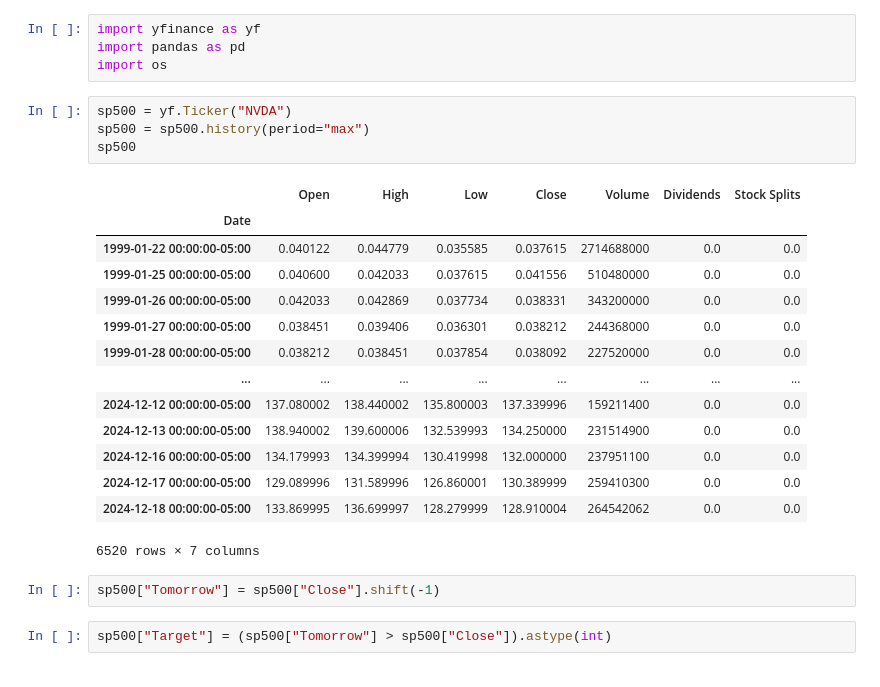
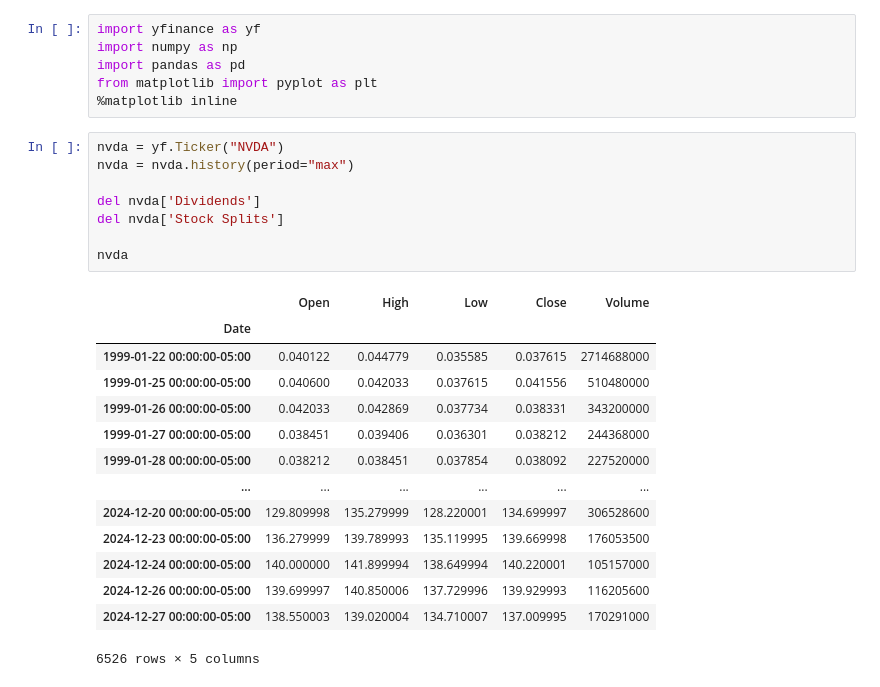
Before and after one commit to abelsaj2005/NVDA-Stock-Price-Prediction-with-Stacked-LSTM-Networks, a Jupyter notebook: new-lstm.ipynb, the cells around one changed output. Drawn from its saved outputs; the diff is of its cells as text.

```diff
--- a/test.ipynb
+++ b/new-lstm.ipynb
@@ -1,27 +1,29 @@
 # %%
 import yfinance as yf
+import numpy as np
 import pandas as pd
-import os
+from matplotlib import pyplot as plt
+%matplotlib inline
-# %%
-sp500 = yf.Ticker("NVDA")
-sp500 = sp500.history(period="max")
-sp500
-# %% [output]
-|  | Open | High | Low | Close | Volume | Dividends | Stock Splits |
-| Date |  |  |  |  |  |  |  |
-| 1999-01-22 00:00:00-05:00 | 0.040122 | 0.044779 | 0.035585 | 0.037615 | 2714688000 | 0.0 | 0.0 |
-| 1999-01-25 00:00:00-05:00 | 0.040600 | 0.042033 | 0.037615 | 0.041556 | 510480000 | 0.0 | 0.0 |
-| 1999-01-26 00:00:00-05:00 | 0.042033 | 0.042869 | 0.037734 | 0.038331 | 343200000 | 0.0 | 0.0 |
-| 1999-01-27 00:00:00-05:00 | 0.038451 | 0.039406 | 0.036301 | 0.038212 | 244368000 | 0.0 | 0.0 |
-| 1999-01-28 00:00:00-05:00 | 0.038212 | 0.038451 | 0.037854 | 0.038092 | 227520000 | 0.0 | 0.0 |
-| ... | ... | ... | ... | ... | ... | ... | ... |
-| 2024-12-12 00:00:00-05:00 | 137.080002 | 138.440002 | 135.800003 | 137.339996 | 159211400 | 0.0 | 0.0 |
-| 2024-12-13 00:00:00-05:00 | 138.940002 | 139.600006 | 132.539993 | 134.250000 | 231514900 | 0.0 | 0.0 |
-| 2024-12-16 00:00:00-05:00 | 134.179993 | 134.399994 | 130.419998 | 132.000000 | 237951100 | 0.0 | 0.0 |
-| 2024-12-17 00:00:00-05:00 | 129.089996 | 131.589996 | 126.860001 | 130.389999 | 259410300 | 0.0 | 0.0 |
-| 2024-12-18 00:00:00-05:00 | 133.869995 | 136.699997 | 128.279999 | 128.910004 | 264542062 | 0.0 | 0.0 |
-6520 rows × 7 columns
-# %%
-sp500["Tomorrow"] = sp500["Close"].shift(-1)
-# %%
-sp500["Target"] = (sp500["Tomorrow"] > sp500["Close"]).astype(int)
+# %%
+nvda = yf.Ticker("NVDA")
+nvda = nvda.history(period="max")
+
+del nvda['Dividends']
+del nvda['Stock Splits']
+
+nvda
+# %% [output]
+|  | Open | High | Low | Close | Volume |
+| Date |  |  |  |  |  |
+| 1999-01-22 00:00:00-05:00 | 0.040122 | 0.044779 | 0.035585 | 0.037615 | 2714688000 |
+| 1999-01-25 00:00:00-05:00 | 0.040600 | 0.042033 | 0.037615 | 0.041556 | 510480000 |
+| 1999-01-26 00:00:00-05:00 | 0.042033 | 0.042869 | 0.037734 | 0.038331 | 343200000 |
+| 1999-01-27 00:00:00-05:00 | 0.038451 | 0.039406 | 0.036301 | 0.038212 | 244368000 |
+| 1999-01-28 00:00:00-05:00 | 0.038212 | 0.038451 | 0.037854 | 0.038092 | 227520000 |
+| ... | ... | ... | ... | ... | ... |
+| 2024-12-20 00:00:00-05:00 | 129.809998 | 135.279999 | 128.220001 | 134.699997 | 306528600 |
+| 2024-12-23 00:00:00-05:00 | 136.279999 | 139.789993 | 135.119995 | 139.669998 | 176053500 |
+| 2024-12-24 00:00:00-05:00 | 140.000000 | 141.899994 | 138.649994 | 140.220001 | 105157000 |
+| 2024-12-26 00:00:00-05:00 | 139.699997 | 140.850006 | 137.729996 | 139.929993 | 116205600 |
+| 2024-12-27 00:00:00-05:00 | 138.550003 | 139.020004 | 134.710007 | 137.009995 | 170291000 |
+6526 rows × 5 columns
```
Also changed, not shown: 4 other files.
